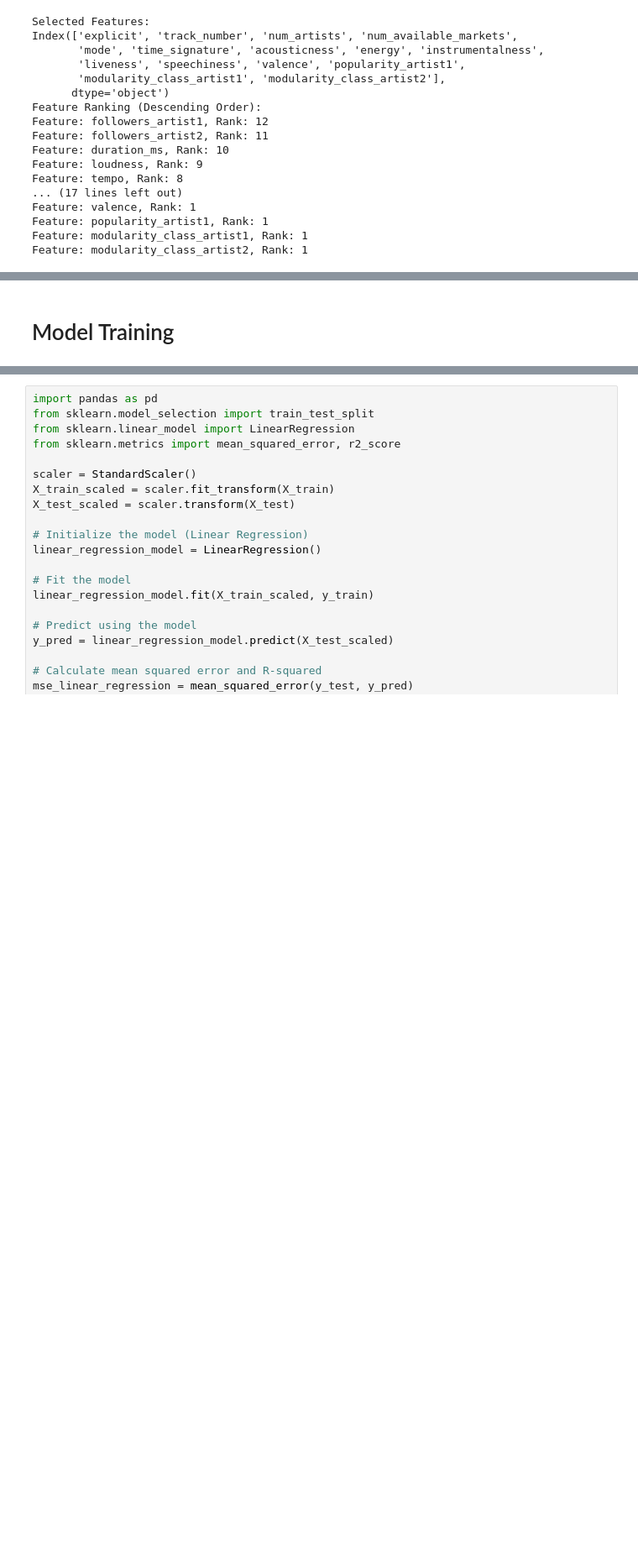
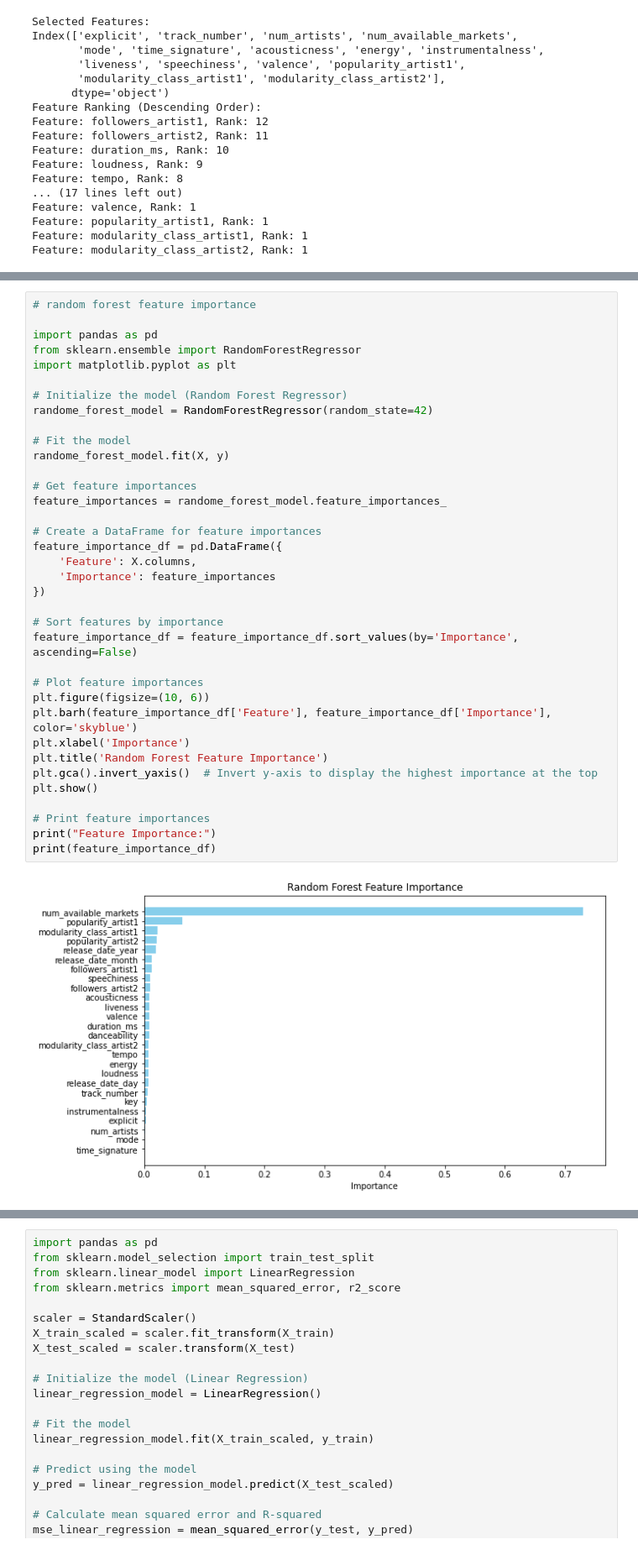
Before and after one commit to anushkavp/Music-Collaboration-Analysis, a Jupyter notebook: Preprocessing.ipynb, the cells around one changed output, grey strips where cells are left out. Shown: that part at 84% size. Saved outputs shown, nothing was run; the diff lists cells and outputs as text; blank space fills up the shorter version.

Commit message:
adding more model predictions

```diff
--- a/Preprocessing.ipynb
+++ b/Preprocessing.ipynb
@@ -1159,2 +1104,38 @@ Feature Importance:
-# %% [markdown]
-# Model Training
+# %%
+# random forest feature importance
+
+import pandas as pd
+from sklearn.ensemble import RandomForestRegressor
+import matplotlib.pyplot as plt
+
+# Initialize the model (Random Forest Regressor)
+randome_forest_model = RandomForestRegressor(random_state=42)
+
+# Fit the model
+randome_forest_model.fit(X, y)
+
+# Get feature importances
+feature_importances = randome_forest_model.feature_importances_
+
+# Create a DataFrame for feature importances
+feature_importance_df = pd.DataFrame({
+    'Feature': X.columns,
+    'Importance': feature_importances
+})
+
+# Sort features by importance
+feature_importance_df = feature_importance_df.sort_values(by='Importance', ascending=False)
+
+# Plot feature importances
+plt.figure(figsize=(10, 6))
+plt.barh(feature_importance_df['Feature'], feature_importance_df['Importance'], color='skyblue')
+plt.xlabel('Importance')
+plt.title('Random Forest Feature Importance')
+plt.gca().invert_yaxis()  # Invert y-axis to display the highest importance at the top
+plt.show()
+
+# Print feature importances
+print("Feature Importance:")
+print(feature_importance_df)
+# %% [output]
+[figure, added]
```
Also changed, not shown: parts of 11 cells of this notebook.
